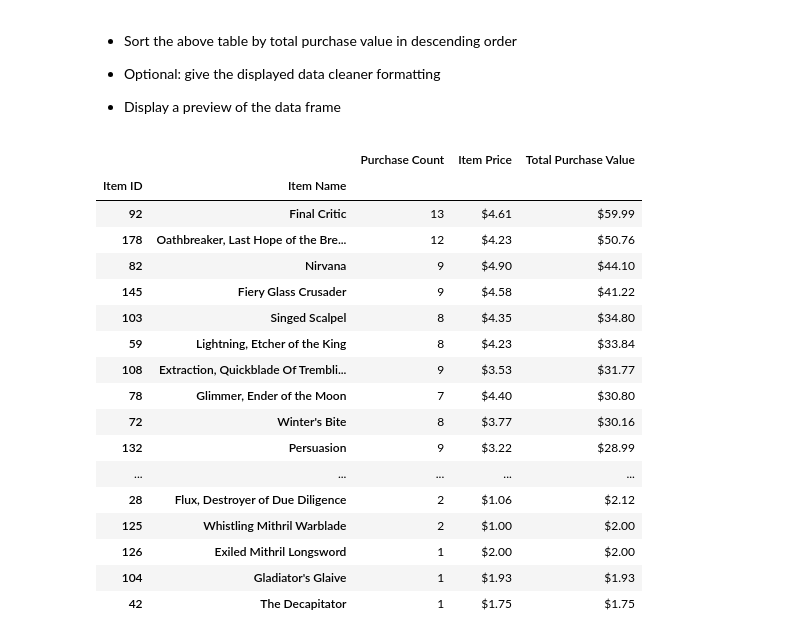
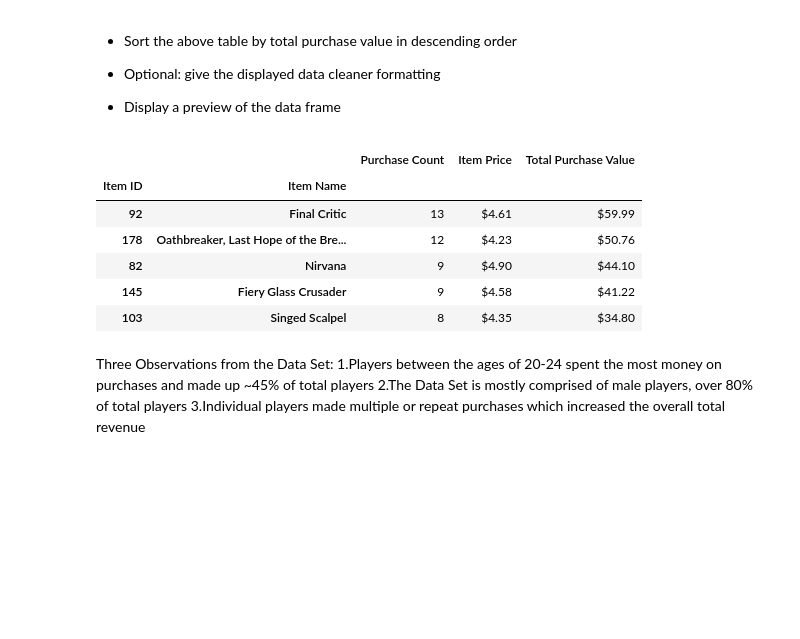
Before and after one commit to azmir0218/pandas-challenge, a Jupyter notebook: HeroesofPymoli/HeroesOfPymoli_starter.ipynb, the cells around one changed output. Cells and saved outputs as stored; diff of their text form; code cells hidden in the pictures; blank space fills up the shorter version.

```diff
--- a/HeroesofPymoli/HeroesOfPymoli_starter.ipynb
+++ b/HeroesofPymoli/HeroesOfPymoli_starter.ipynb
@@ -353,27 +332,21 @@ Most_popular_summary_df.style.format({"Item Price":"${:,.2f}","Total Purchase Va
 # %%
 #re-display the DataFrame from above
 Most_popular_summary_df = pd.DataFrame({"Purchase Count":Most_popular_counts_df,"Item Price":Most_popular_average_df,
                                        "Total Purchase Value":Most_popular_total_df})
 #Sort by the Total Purchase Value in descending order
-Most_popular_summary_df=Most_popular_summary_df.sort_values("Total Purchase Value", ascending=False)
+Most_popular_summary_df=Most_popular_summary_df.sort_values("Total Purchase Value", ascending=False).head()
 #Format the currency and two decimal places
 Most_popular_summary_df.style.format({"Item Price":"${:,.2f}","Total Purchase Value":"${:,.2f}"})
 # %% [output]
 |  |  | Purchase Count | Item Price | Total Purchase Value |
 | Item ID | Item Name |  |  |  |
 | 92 | Final Critic | 13 | $4.61 | $59.99 |
 | 178 | Oathbreaker, Last Hope of the Bre... | 12 | $4.23 | $50.76 |
 | 82 | Nirvana | 9 | $4.90 | $44.10 |
 | 145 | Fiery Glass Crusader | 9 | $4.58 | $41.22 |
 | 103 | Singed Scalpel | 8 | $4.35 | $34.80 |
-| 59 | Lightning, Etcher of the King | 8 | $4.23 | $33.84 |
-| 108 | Extraction, Quickblade Of Trembli... | 9 | $3.53 | $31.77 |
-| 78 | Glimmer, Ender of the Moon | 7 | $4.40 | $30.80 |
-| 72 | Winter's Bite | 8 | $3.77 | $30.16 |
-| 132 | Persuasion | 9 | $3.22 | $28.99 |
-| ... | ... | ... | ... | ... |
-| 28 | Flux, Destroyer of Due Diligence | 2 | $1.06 | $2.12 |
-| 125 | Whistling Mithril Warblade | 2 | $1.00 | $2.00 |
-| 126 | Exiled Mithril Longsword | 1 | $2.00 | $2.00 |
-| 104 | Gladiator's Glaive | 1 | $1.93 | $1.93 |
-| 42 | The Decapitator | 1 | $1.75 | $1.75 |
+# %% [markdown]
+Three Observations from the Data Set:
+1.Players between the ages of 20-24 spent the most money on purchases and made up ~45% of total players
+2.The Data Set is mostly comprised of male players, over 80% of total players
+3.Individual players made multiple or repeat purchases which increased the overall total revenue
```
Also changed, not shown: parts of 4 cells of this notebook, 1 other file.
